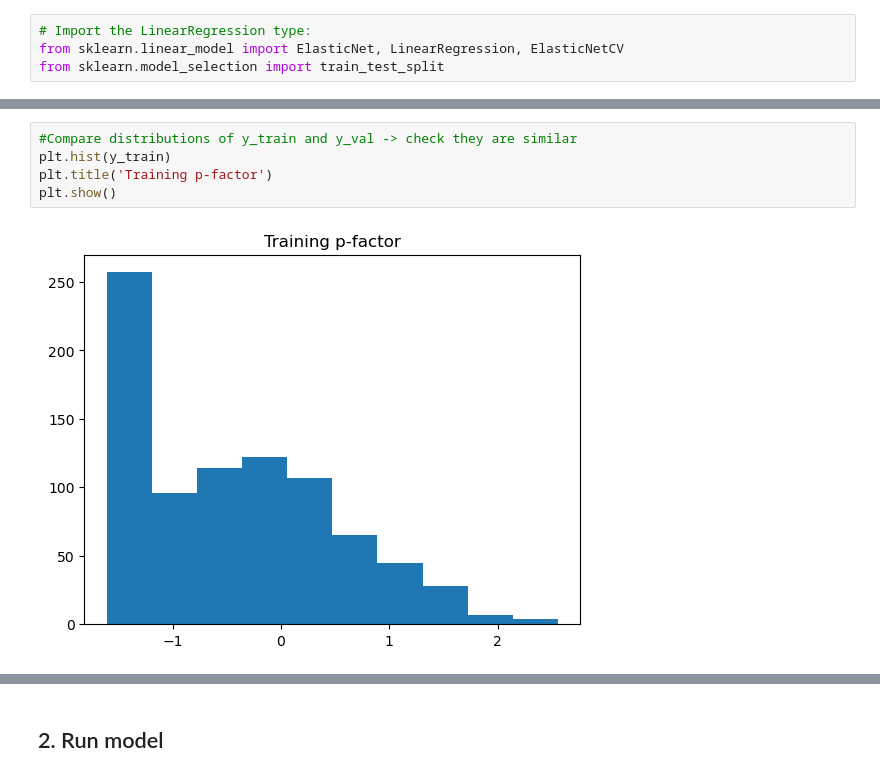
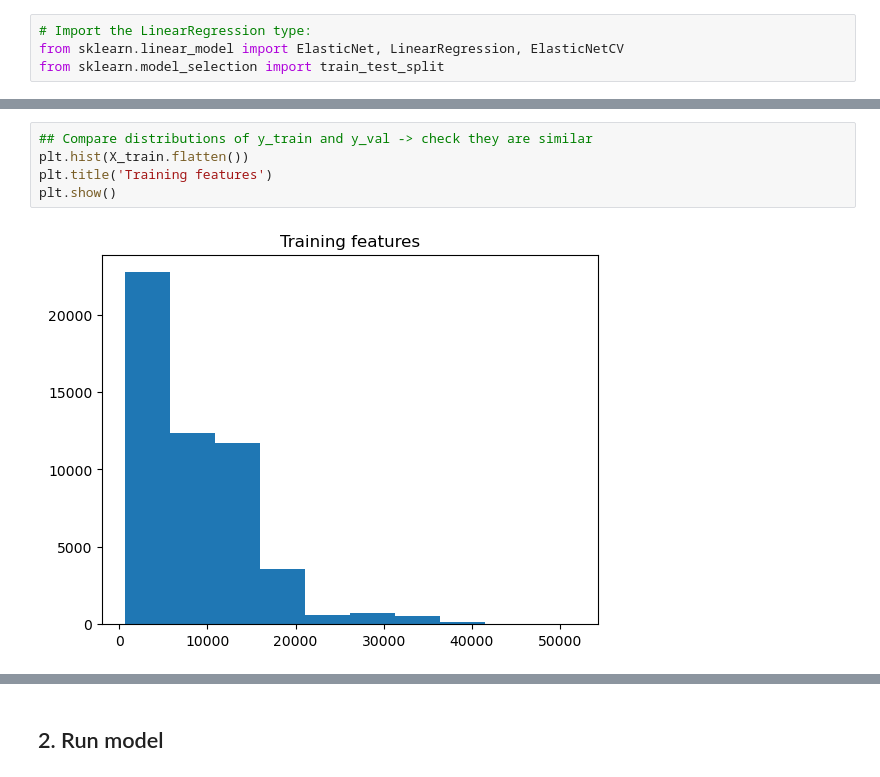
Before and after one commit to clarapecci/week1-project-template, a Jupyter notebook: enet_regression.ipynb, the cells around one changed output, grey strips where cells are left out. Saved outputs shown, nothing was run; the diff lists cells and outputs as text.

```diff
--- a/enet_regression.ipynb
+++ b/enet_regression.ipynb
@@ -294,7 +423,7 @@ Successfully loaded data for 10 out of 10 participants
-# %%
-#Compare distributions of y_train and y_val -> check they are similar
-plt.hist(y_train)
-plt.title('Training p-factor')
-plt.show()
-# %% [output]
-[figure, removed]
+# %%
+## Compare distributions of y_train and y_val -> check they are similar
+plt.hist(X_train.flatten())
+plt.title('Training features')
+plt.show()
+# %% [output]
+[figure, added]
```
Also changed, not shown: parts of 20 cells of this notebook.
